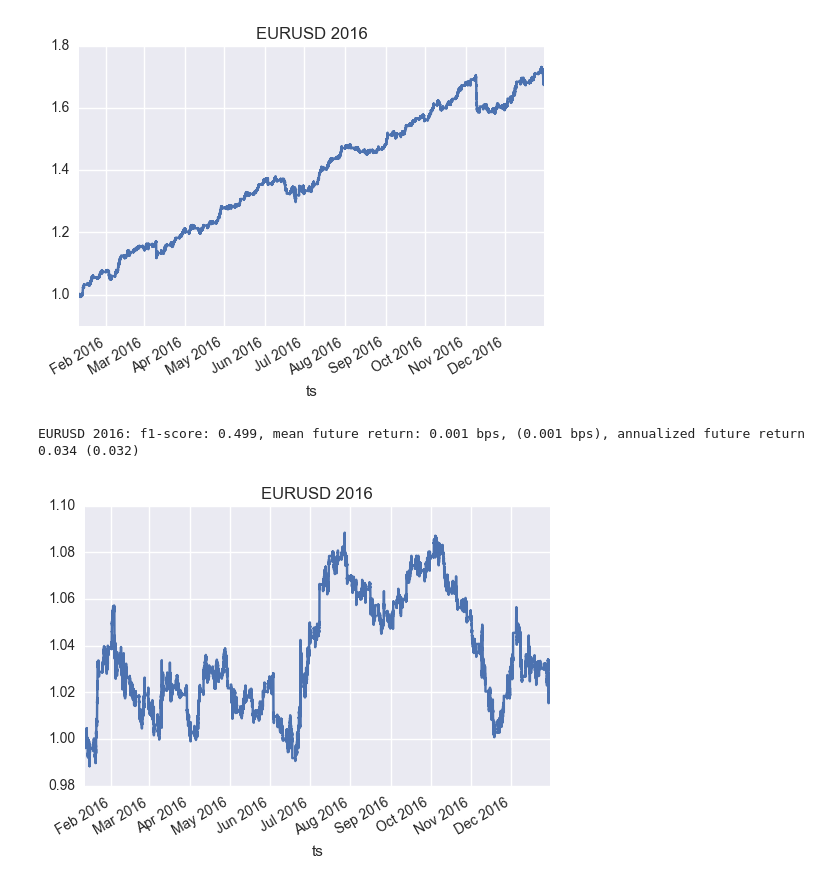
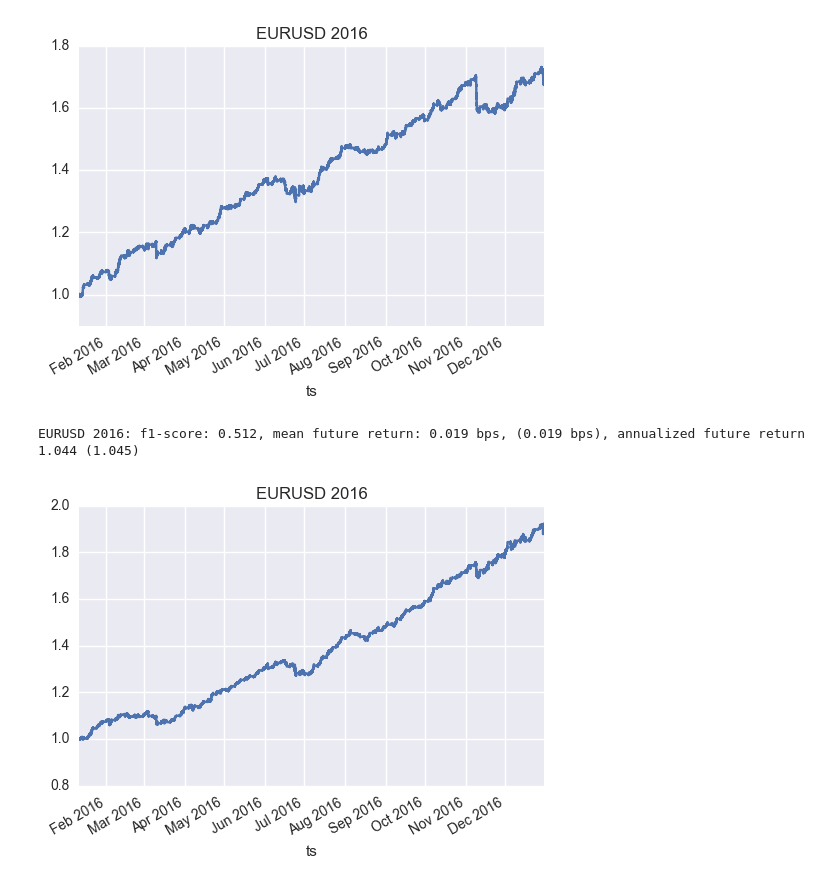
Before and after one commit to andrewwilson/mlnd_capstone, a Jupyter notebook: evaluatebaselinemodels-test.ipynb, the cells around one changed output. Drawn from its saved outputs; the diff is of its cells as text; code cells hidden in the pictures.

```diff
--- a/evaluatebaselinemodels-test.ipynb
+++ b/evaluatebaselinemodels-test.ipynb
@@ -63,10 +65,10 @@ metrics.performance_report(title,  prices_test,  lookahead, Y_test, Y_test_pred,
 EURUSD 2016: f1-score: 0.516, mean future return: 0.015 bps, (0.015 bps), annualized future return 0.772 (0.775)
 [figure]
 # %%
-model = Baseline02SMA(lookahead=1, window=3601)
+model = Baseline02SMA(lookahead=1, window=9)
 Y_test_pred = 1.0 - model.predict(prices_test)
 metrics.performance_report(title,  prices_test,  lookahead, Y_test, Y_test_pred, cum_return_plot=True, heatmap=False);
 # %% [output]
-EURUSD 2016: f1-score: 0.499, mean future return: 0.001 bps, (0.001 bps), annualized future return 0.034 (0.032)
+EURUSD 2016: f1-score: 0.512, mean future return: 0.019 bps, (0.019 bps), annualized future return 1.044 (1.045)
-[figure, old version]
+[figure, new version]
 # %%
```
Also changed, not shown: parts of 3 cells of this notebook, 4 other files.
